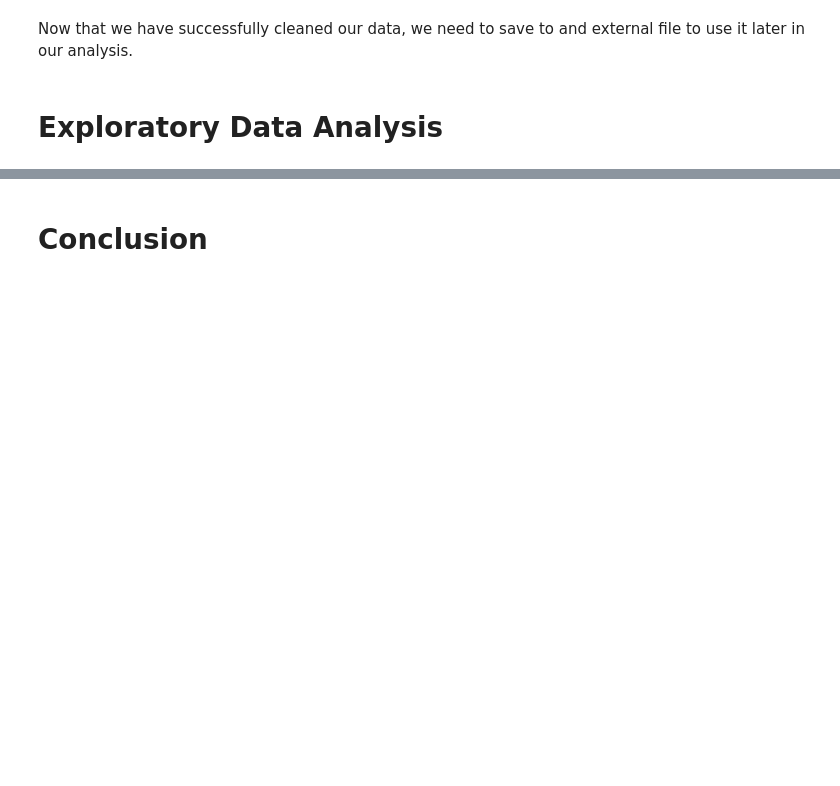
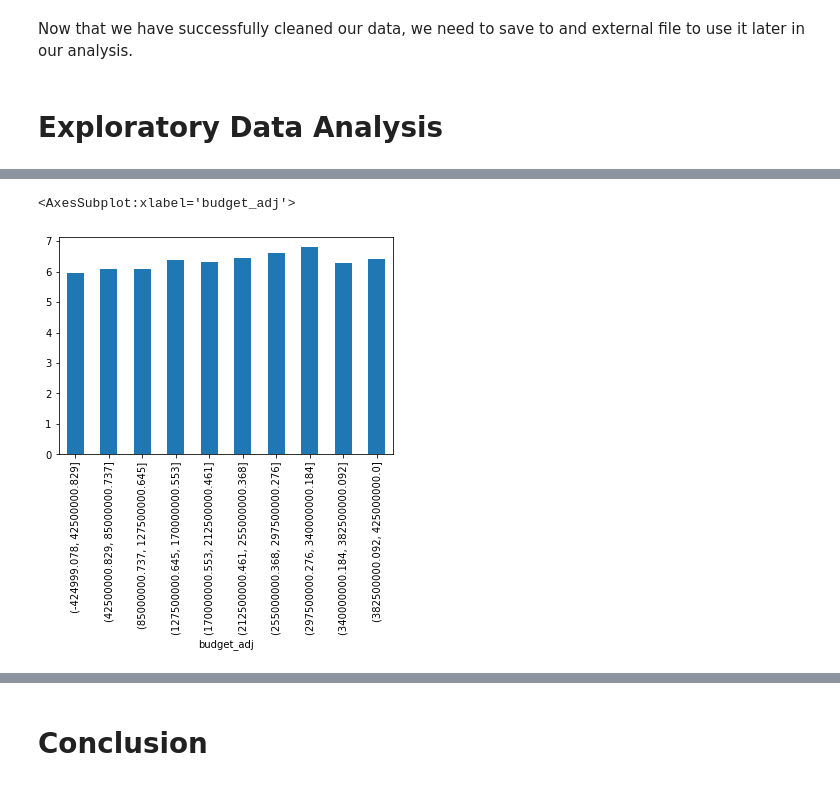
Before and after one commit to omarbassam88/tmdb-movies, a Jupyter notebook: tmdb_wrangle.ipynb, the cells around one changed output, grey strips where cells are left out. Cells and saved outputs as stored; diff of their text form; code cells hidden in the pictures; blank space fills up the shorter version.

```diff
--- a/tmdb_wrangle.ipynb
+++ b/tmdb_wrangle.ipynb
@@ -308,2 +522,5 @@ df['genres'].value_counts()
 # %%
-df.groupby(['genres'])['vote_average'].mean()
+df.groupby(pd.cut(df['budget_adj'], 10))['vote_average'].mean().plot(kind='bar')
+# %% [output]
+<AxesSubplot:xlabel='budget_adj'>
+[figure, added]
```
Also changed, not shown: parts of 65 cells of this notebook, 1 other file.
